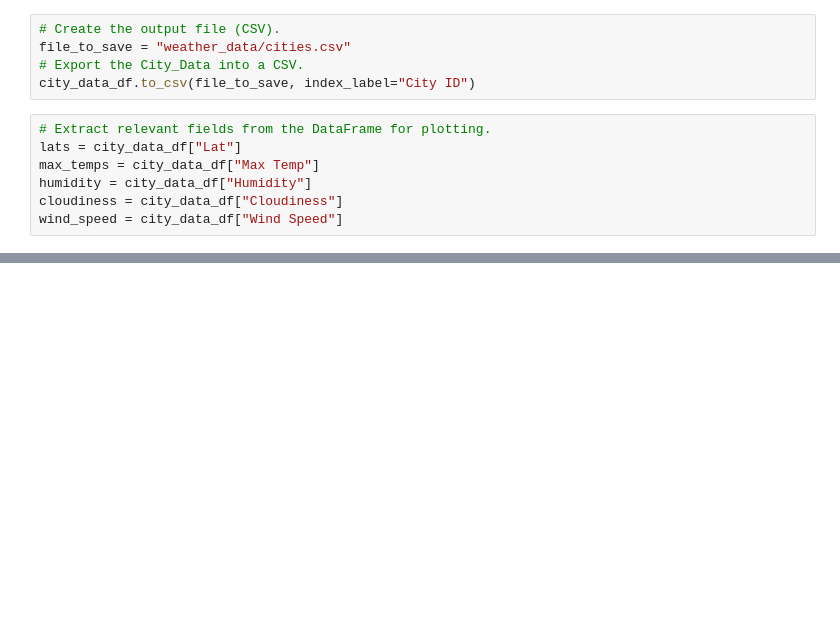
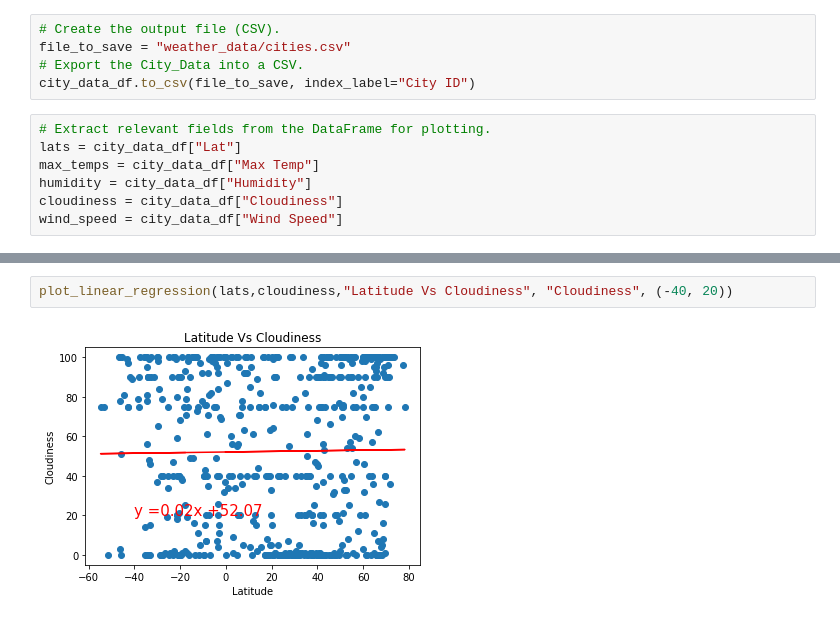
Before and after one commit to hariniv22/World_Weather_Analysis, a Jupyter notebook: WeatherPy.ipynb, the cells around one changed output, grey strips where cells are left out. Drawn from its saved outputs; the diff is of its cells as text; blank space fills up the shorter version.

```diff
--- a/WeatherPy.ipynb
+++ b/WeatherPy.ipynb
@@ -228,0 +307,4 @@ plt.show()
+# %%
+plot_linear_regression(lats,cloudiness,"Latitude Vs Cloudiness", "Cloudiness", (-40, 20))
+# %% [output]
+[figure, added]
```
Also changed, not shown: parts of 30 cells of this notebook, 6 other files.
